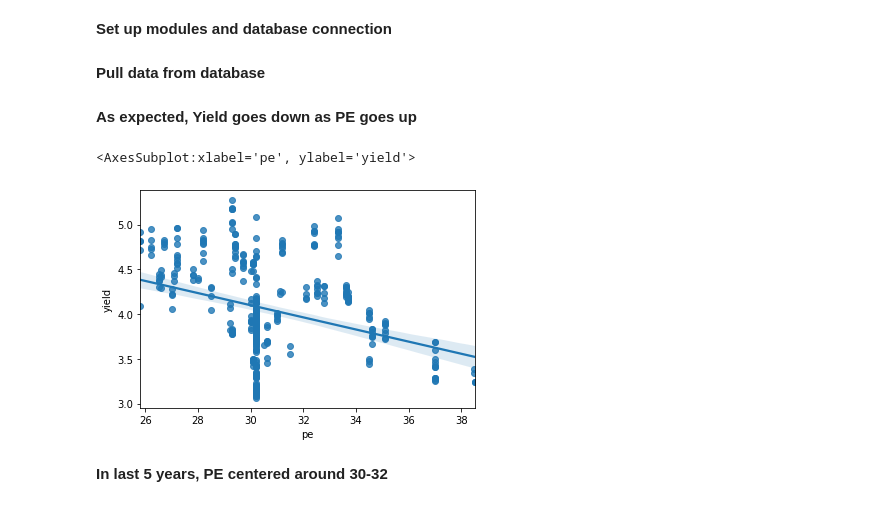
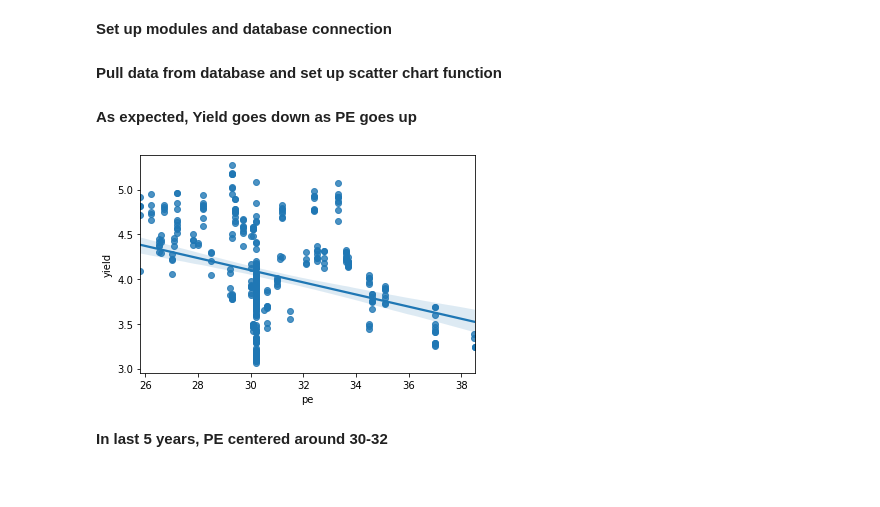
Before and after one commit to lhommefm/investing, a Jupyter notebook: REITs.ipynb, the cells around one changed output. Drawn from its saved outputs; the diff is of its cells as text; code cells hidden in the pictures.

Commit message:
update yield in stock format

```diff
--- a/REITs.ipynb
+++ b/REITs.ipynb
@@ -13,7 +16,7 @@ conn = psycopg2.connect(
         user = config['postgres']['user']
     )
 # %% [markdown]
-**Pull data from database**
+**Pull data from database and set up scatter chart function**
 # %%
 stock_sql="""
      SELECT *
@@ -21,13 +24,21 @@ stock_sql="""
     """
 data = pd.read_sql_query(stock_sql, conn)
 conn.close()
+# %%
+def make_chart (x, y, type):
+    chart_data = data[[x,y]]
+    chart_data = chart_data[chart_data[y].notna()]
+    chart_data = chart_data[chart_data[x].notna()]
+    if type == 'scatter':
+        sns.regplot(x=chart_data[x],y=chart_data[y])
+    if type == 'line':
+        chart_data.plot.line(x=x, y=y)
 # %% [markdown]
 **As expected, Yield goes down as PE goes up**
-# %%
-sns.regplot(y=data['yield'],x=data['pe'])
-# %% [output]
-<AxesSubplot:xlabel='pe', ylabel='yield'>
-[figure, removed]
+# %%
+make_chart('pe','yield', 'scatter')
+# %% [output]
+[figure, added]
 # %% [markdown]
 **In last 5 years, PE centered around 30-32**
 # %%
```
Also changed, not shown: parts of 28 cells of this notebook, 2 other files.
